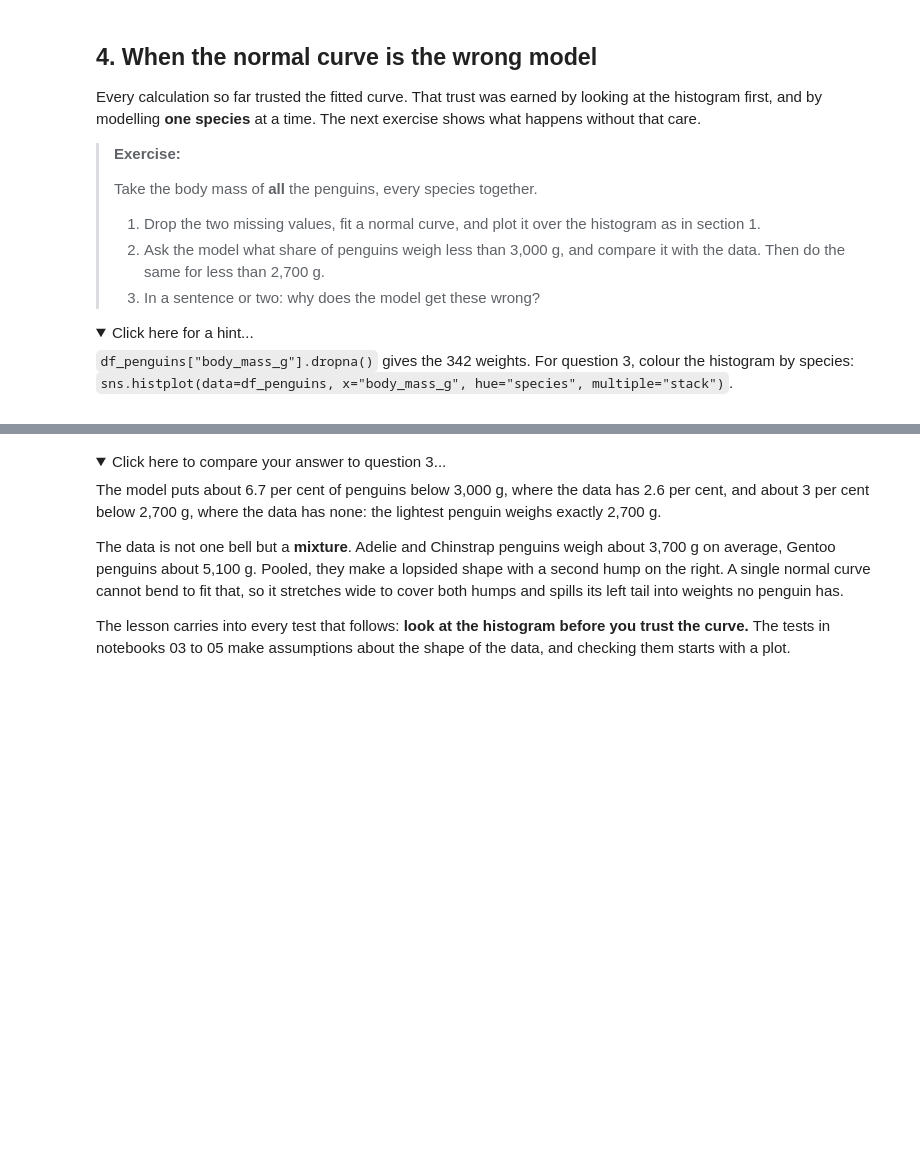
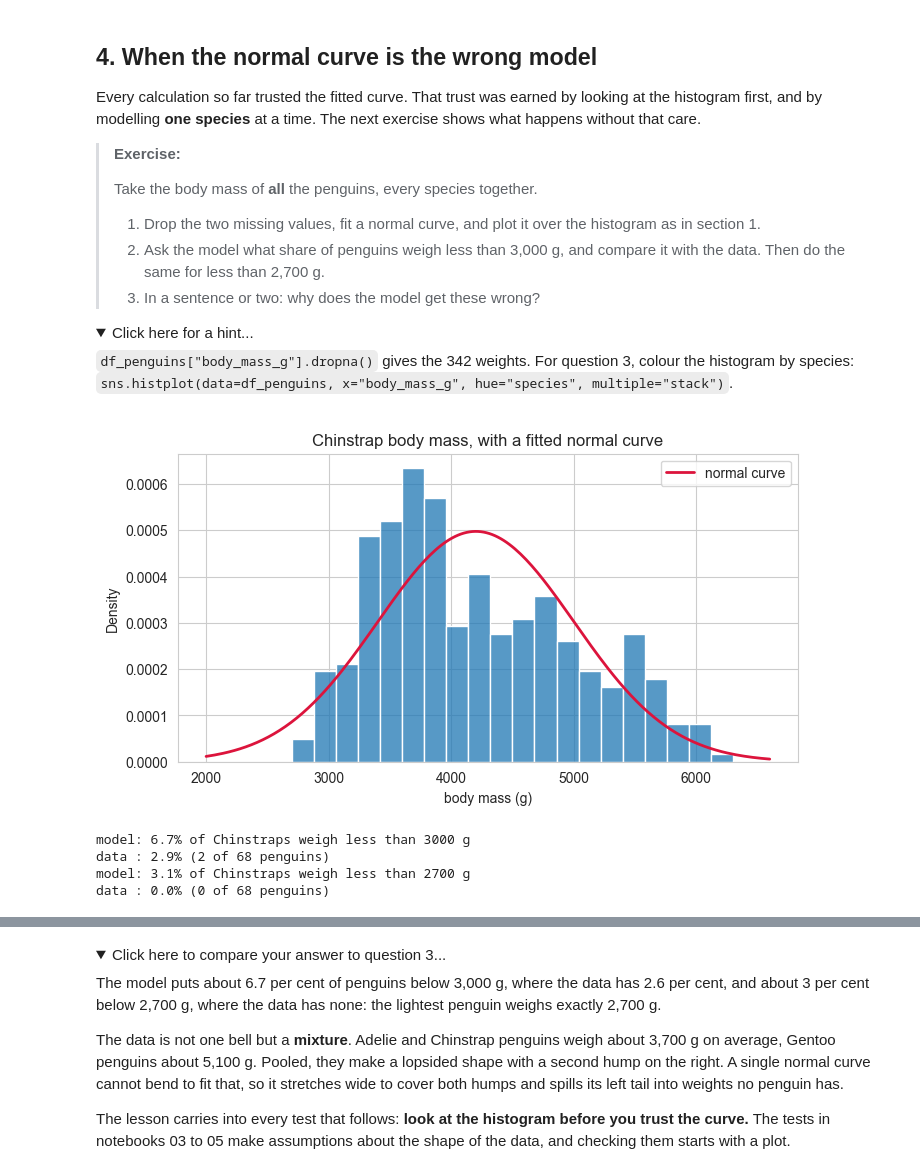
Before and after one commit to lexandros-dev/amle-hypothesis-testing, a Jupyter notebook: 01_distributions.ipynb, the cells around one changed output, grey strips where cells are left out. Saved outputs shown, nothing was run; the diff lists cells and outputs as text; code cells hidden in the pictures; folded sections open; blank space fills up the shorter version.

```diff
--- a/01_distributions.ipynb
+++ b/01_distributions.ipynb
@@ -300,7 +434,39 @@ multiple="stack")`.
 </details>
 # %%
 # your code: fit and plot a normal curve for the body mass of all penguins
+c_mass = df_penguins["body_mass_g"].dropna()
+mean_mass = c_mass.mean()
+std_mass = c_mass.std()
+x = np.linspace(c_mass.min() -700, c_mass.max() + 300, 200)
+fig, ax = plt.subplots(figsize=(8, 4))
+sns.histplot(data=df_penguins, x="body_mass_g",bins=20, ax=ax,stat="density")
+ax.plot(x, stats.norm.pdf(x, loc=mean_mass, scale=std_mass), color="crimson", linewidth=2,
+        label="normal curve")
+
+ax.set_title("Chinstrap body mass, with a fitted normal curve")
+ax.set_xlabel("body mass (g)")
+ax.legend()
+plt.show()
+# %% [output]
+[figure, added]
 # %%
 # your code: compare model and data below 3,000 g and below 2,700 g
+threshold1 = 3000
+threshold2 = 2700
+
+p_below_model1 = stats.norm.cdf(threshold1, loc=mean_mass, scale=std_mass)
+p_below_data1 = (mass < threshold1).mean()
+print(f"model: {p_below_model1:.1%} of Chinstraps weigh less than {threshold1} g")
+print(f"data : {p_below_data1:.1%} ({(mass < threshold1).sum()} of {len(mass)} penguins)")
+
+p_below_model2 = stats.norm.cdf(threshold2, loc=mean_mass, scale=std_mass)
+p_below_data2 = (mass < threshold2).mean()
+print(f"model: {p_below_model2:.1%} of Chinstraps weigh less than {threshold2} g")
+print(f"data : {p_below_data2:.1%} ({(mass < threshold2).sum()} of {len(mass)} penguins)")
+# %% [output]
+model: 6.7% of Chinstraps weigh less than 3000 g
+data : 2.9% (2 of 68 penguins)
+model: 3.1% of Chinstraps weigh less than 2700 g
+data : 0.0% (0 of 68 penguins)
 # %%
 # your code (optional): colour the histogram by species to see why
```
Also changed, not shown: parts of 16 cells of this notebook, 2 other files.
